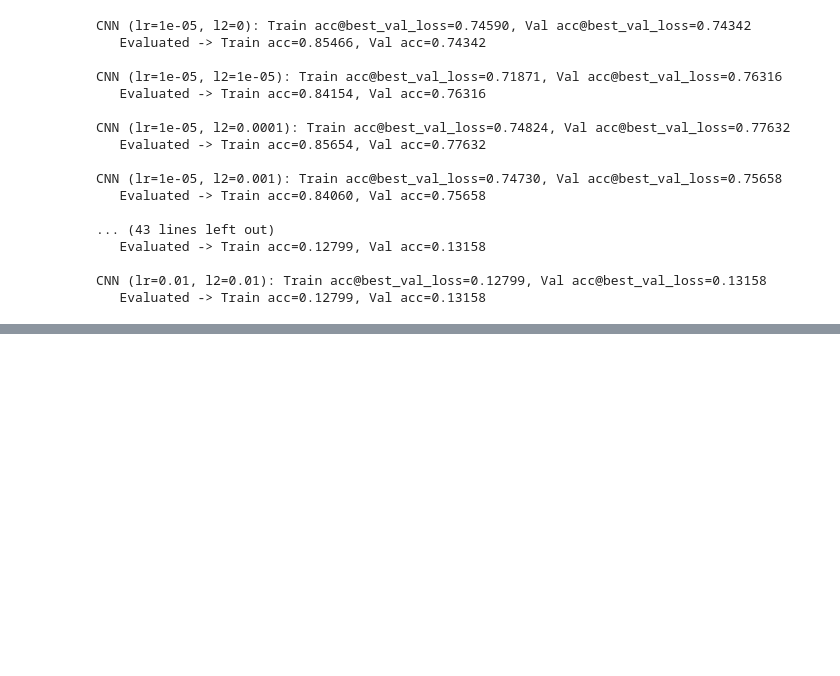
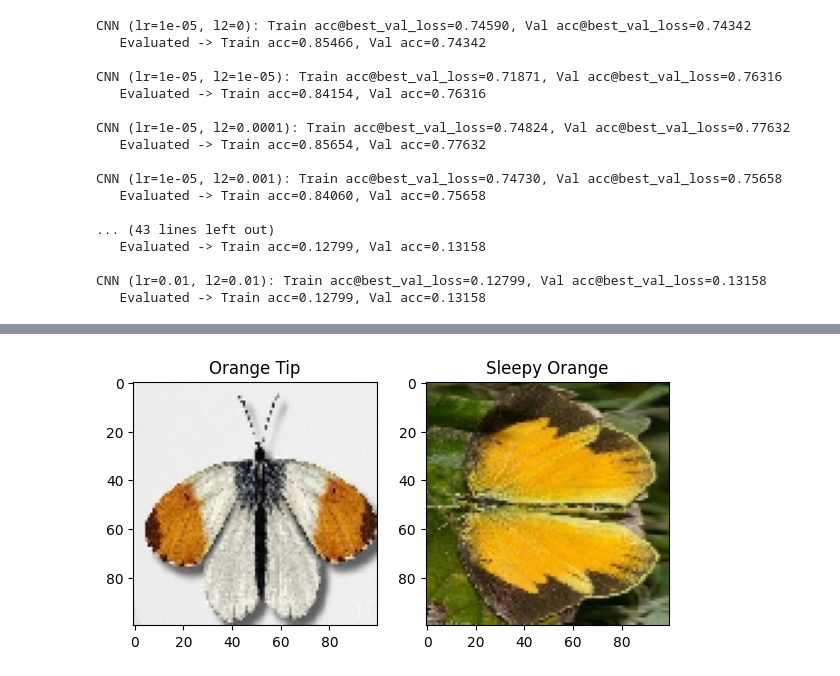
Before and after one commit to Stefano-Bozzi/LepidopterAI, a Jupyter notebook: training.ipynb, the cells around one changed output, grey strips where cells are left out. Drawn from its saved outputs; the diff is of its cells as text; code cells hidden in the pictures; blank space fills up the shorter version.

```diff
--- a/training.ipynb
+++ b/training.ipynb
@@ -748,0 +835,24 @@ CNN (lr=0.01, l2=0.01): Train acc@best_val_loss=0.12799, Val acc@best_val_loss=0
+# %%
+y_labels = y_test
+
+class_label1 = 6
+idx1 = np.where(y_labels == class_label1)[0][0]
+
+class_label2 = 9
+idx2 = np.where(y_labels == class_label2)[0][13]
+
+fig, axes = plt.subplots(1, 2, figsize=(6, 3))
+
+axes[0].imshow(X_test[idx1])
+axes[0].set_title("Orange Tip")
+#axes[0].axis("off")
+
+axes[1].imshow(X_test[idx2])
+axes[1].set_title("Sleepy Orange")
+#axes[1].axis("off")
+
+plt.tight_layout()
+plt.savefig("best_spec.png")
+plt.show()
+# %% [output]
+[figure, added]
```
Also changed, not shown: parts of 4 cells of this notebook.
